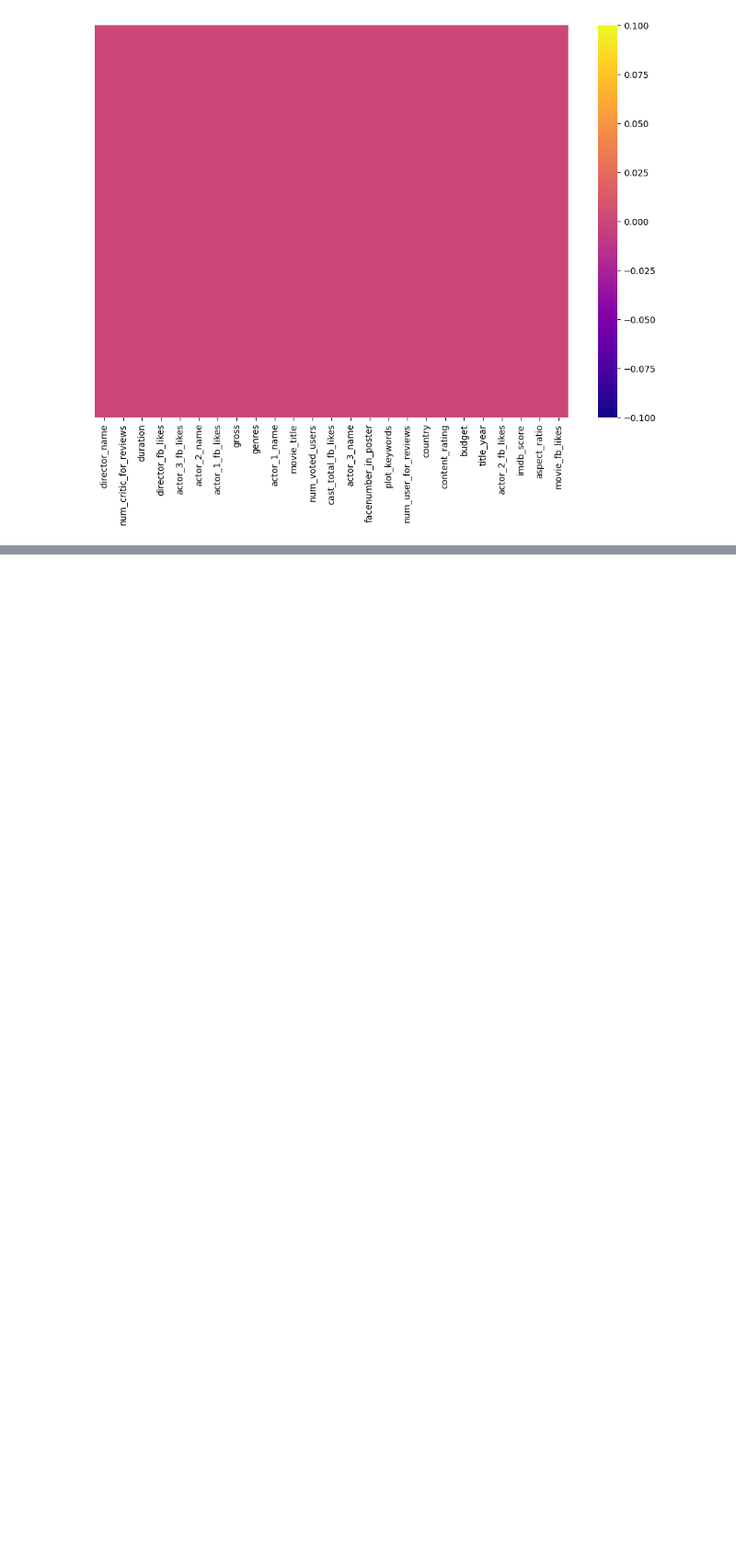
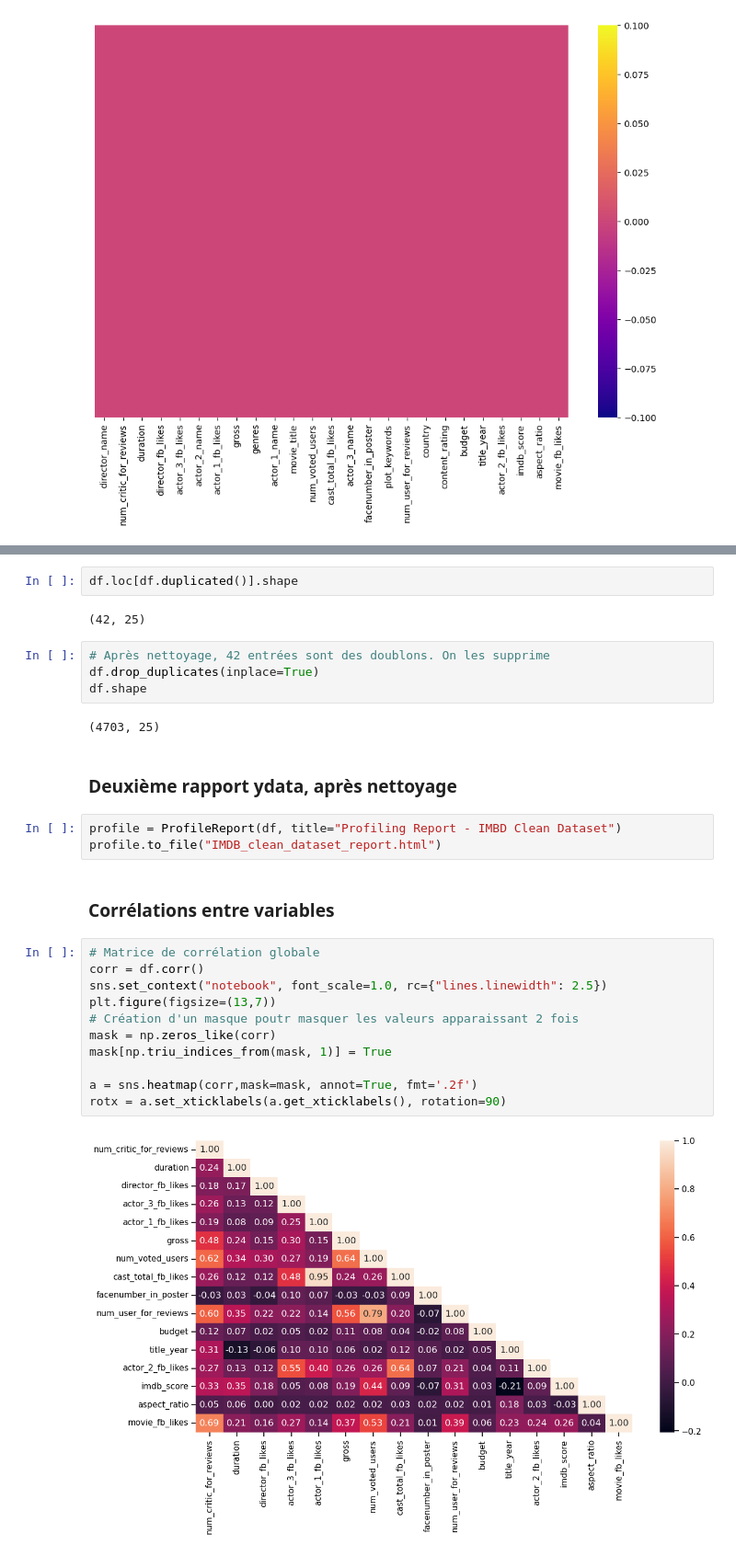
Before and after one commit to Yas2410/movies_predictions_brief, a Jupyter notebook: Projet P5 - Exploration.ipynb, the cells around one changed output, grey strips where cells are left out. Shown: that part at 92% size. Cells and saved outputs as stored; diff of their text form; blank space fills up the shorter version.

Commit message:
2ème rapport ydata après nettoyage + matrice de corrélations

```diff
--- a/Projet P5 - Exploration.ipynb
+++ b/Projet P5 - Exploration.ipynb
@@ -355,0 +362,30 @@ sns.heatmap(df.isna(), yticklabels=False, cbar=True, cmap='plasma');
+# %%
+df.loc[df.duplicated()].shape
+# %% [output]
+(42, 25)
+# %%
+# Après nettoyage, 42 entrées sont des doublons. On les supprime
+df.drop_duplicates(inplace=True)
+df.shape
+# %% [output]
+(4703, 25)
+# %% [markdown]
+### Deuxième rapport ydata, après nettoyage
+# %%
+profile = ProfileReport(df, title="Profiling Report - IMBD Clean Dataset")
+profile.to_file("IMDB_clean_dataset_report.html")
+# %% [markdown]
+### Corrélations entre variables
+# %%
+# Matrice de corrélation globale
+corr = df.corr()
+sns.set_context("notebook", font_scale=1.0, rc={"lines.linewidth": 2.5})
+plt.figure(figsize=(13,7))
+# Création d'un masque poutr masquer les valeurs apparaissant 2 fois
+mask = np.zeros_like(corr)
+mask[np.triu_indices_from(mask, 1)] = True
+
+a = sns.heatmap(corr,mask=mask, annot=True, fmt='.2f')
+rotx = a.set_xticklabels(a.get_xticklabels(), rotation=90)
+# %% [output]
+[figure, added]
```
Also changed, not shown: parts of 12 cells of this notebook, 1 other file.
